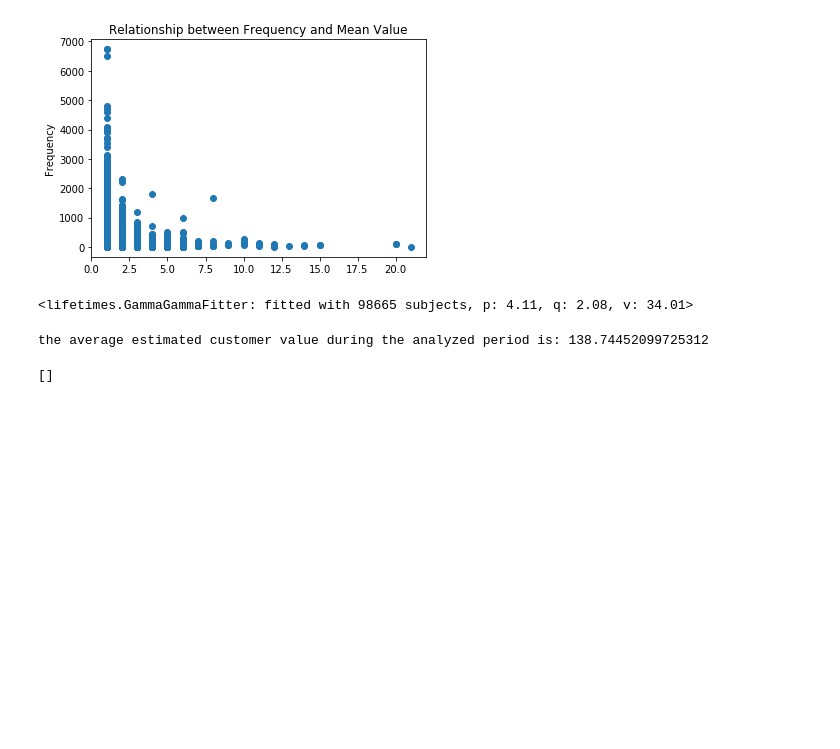
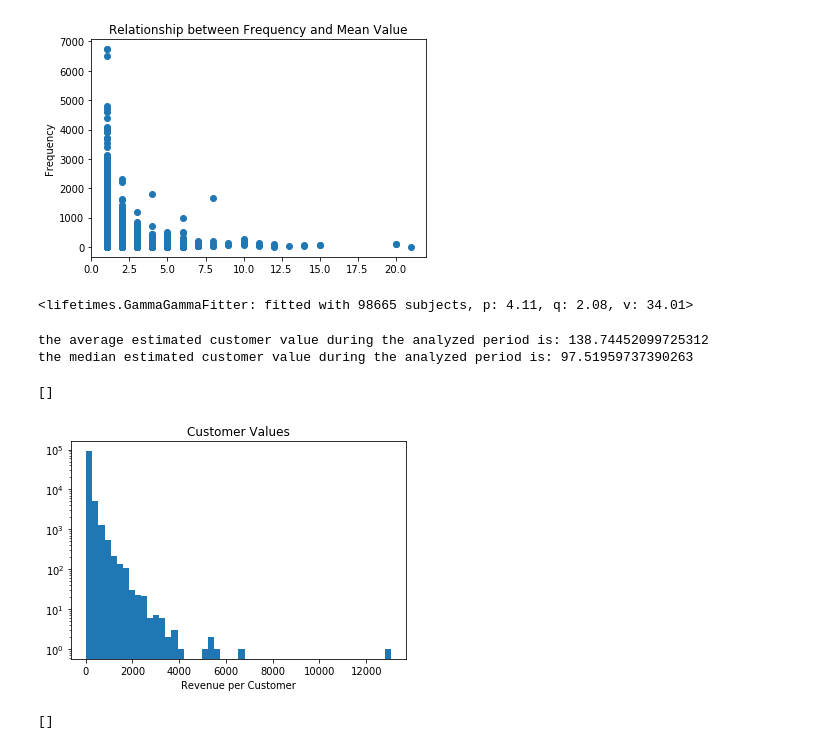
Before and after one commit to ldietsche/Springboard_Course, a Jupyter notebook: Capstone Project 1/Capstone Project 1 v2.ipynb, the cells around one changed output. Drawn from its saved outputs; the diff is of its cells as text; code cells hidden in the pictures; blank space fills up the shorter version.

```diff
--- a/Capstone Project 1/Capstone Project 1 v2.ipynb
+++ b/Capstone Project 1/Capstone Project 1 v2.ipynb
@@ -969,8 +983,20 @@ estimates_customer.columns = ['est_transactions','actual_transaction','frequency
 estimates_customer['value'] = estimates_customer['est_transactions']*estimates_customer['frequency']
 
 print('the average estimated customer value during the analyzed period is:', estimates_customer['value'].mean())
+print('the median estimated customer value during the analyzed period is:', estimates_customer['value'].median())
 # %% [output]
 the average estimated customer value during the analyzed period is: 138.74452099725312
+the median estimated customer value during the analyzed period is: 97.51959737390263
+# %%
+#look at the distribution of the customer values
+plt.hist(estimates_customer['value'], bins = 50)
+plt.yscale('log')
+plt.xlabel('Revenue per Customer')
+plt.title('Customer Values')
+plt.plot()
+# %% [output]
+[]
+[figure, added]
 # %%
 transaction_values = ggf.conditional_expected_average_profit(
     customer_summary['frequency'],
```
Also changed, not shown: parts of 28 cells of this notebook, 1 other file.
